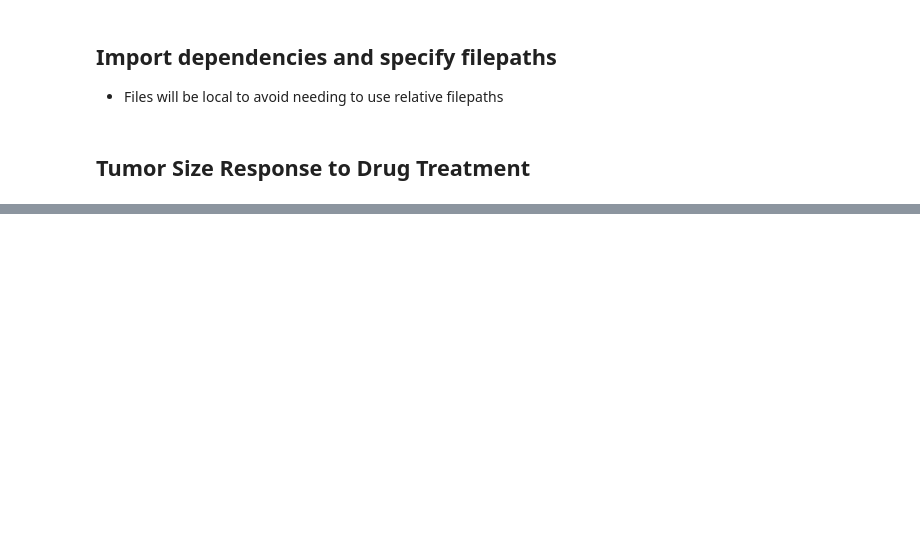
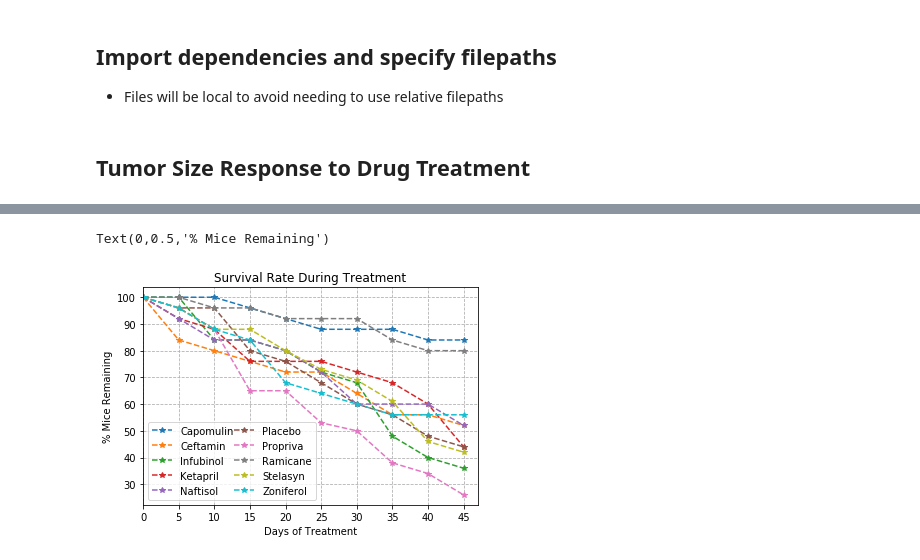
Before and after one commit to mgstewart/MatPlotLib-HW, a Jupyter notebook: Pymaceuticals.ipynb, the cells around one changed output, grey strips where cells are left out. Saved outputs shown, nothing was run; the diff lists cells and outputs as text; code cells hidden in the pictures; blank space fills up the shorter version.

```diff
--- a/Pymaceuticals.ipynb
+++ b/Pymaceuticals.ipynb
@@ -59,0 +126,25 @@ Text(0.5,1,'Tumor Size Response to Treatment')
+# %%
+#Start with mice_counts and convert counts to a percentage
+#loop over list_of_drugs to convert counts into percentages in a new series
+mouse_counts_rel = mouse_counts
+for drug in list_of_drugs:
+    mouse_counts_rel[drug] = (mouse_counts[drug]/mouse_counts.loc[drug][0])*100
+# %%
+for i in list_of_drugs:
+    plt.errorbar(x=x_axis,y=mouse_counts_rel[i],fmt='--*')
+#Format the plot for maximum readability, see comments for decision logic
+#Due to number of drugs, force multiple columns but still allow pyplot to best fit
+plt.legend(list_of_drugs,ncol=2,columnspacing=0.1)
+#Set x axis limits dynamically based on time points using list indices
+plt.xlim(x_axis[0],x_axis[-1]+2)
+#Enable gridlines for ease of value interpolation
+plt.grid(linestyle='dashed')
+#Force x ticks to be present at each member of the x_axis list
+plt.xticks(x_axis)
+#Set chart and axes titles
+plt.title('Survival Rate During Treatment')
+plt.xlabel('Days of Treatment')
+plt.ylabel('% Mice Remaining')
+# %% [output]
+Text(0,0.5,'% Mice Remaining')
+[figure, added]
```
Also changed, not shown: parts of 11 cells of this notebook, 8 other files.
